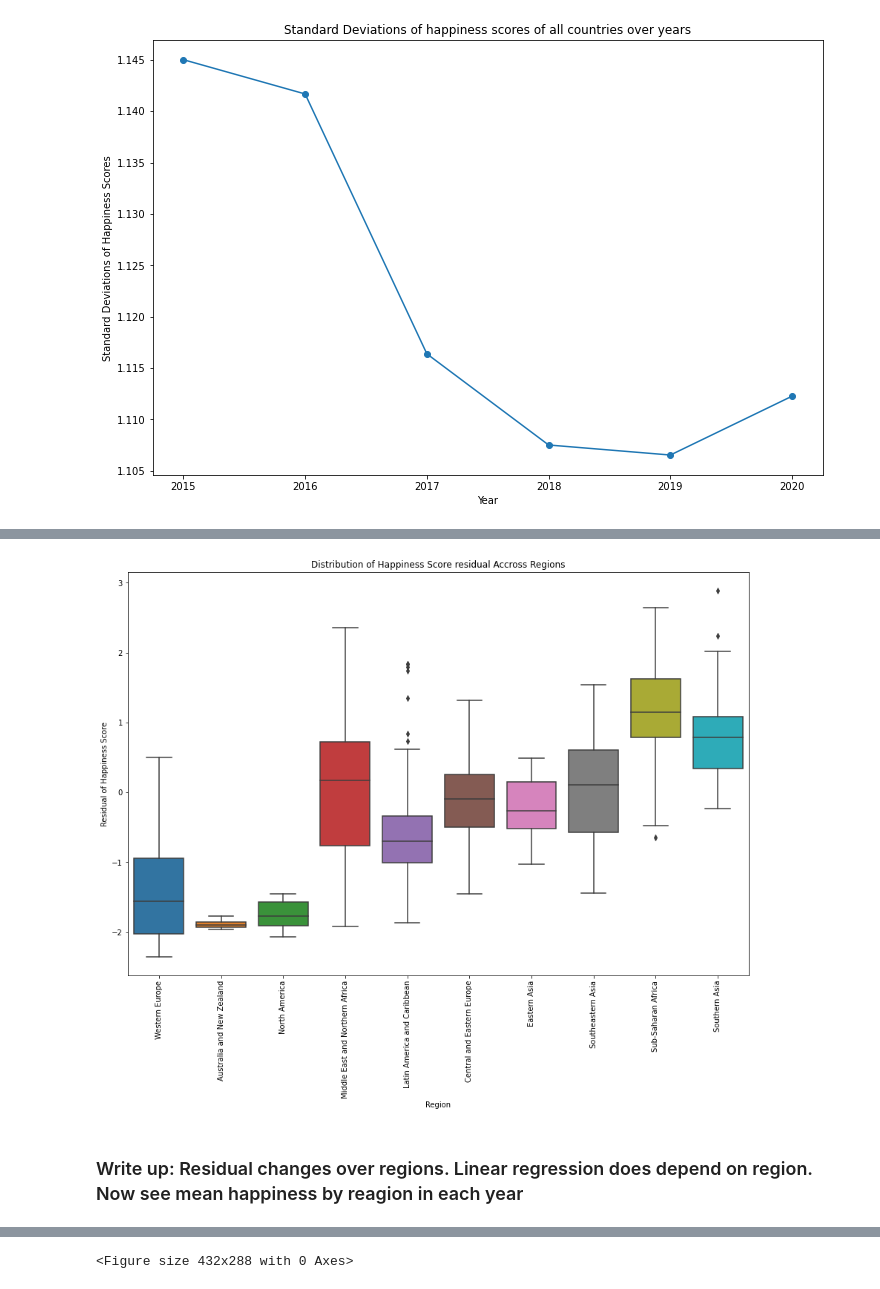
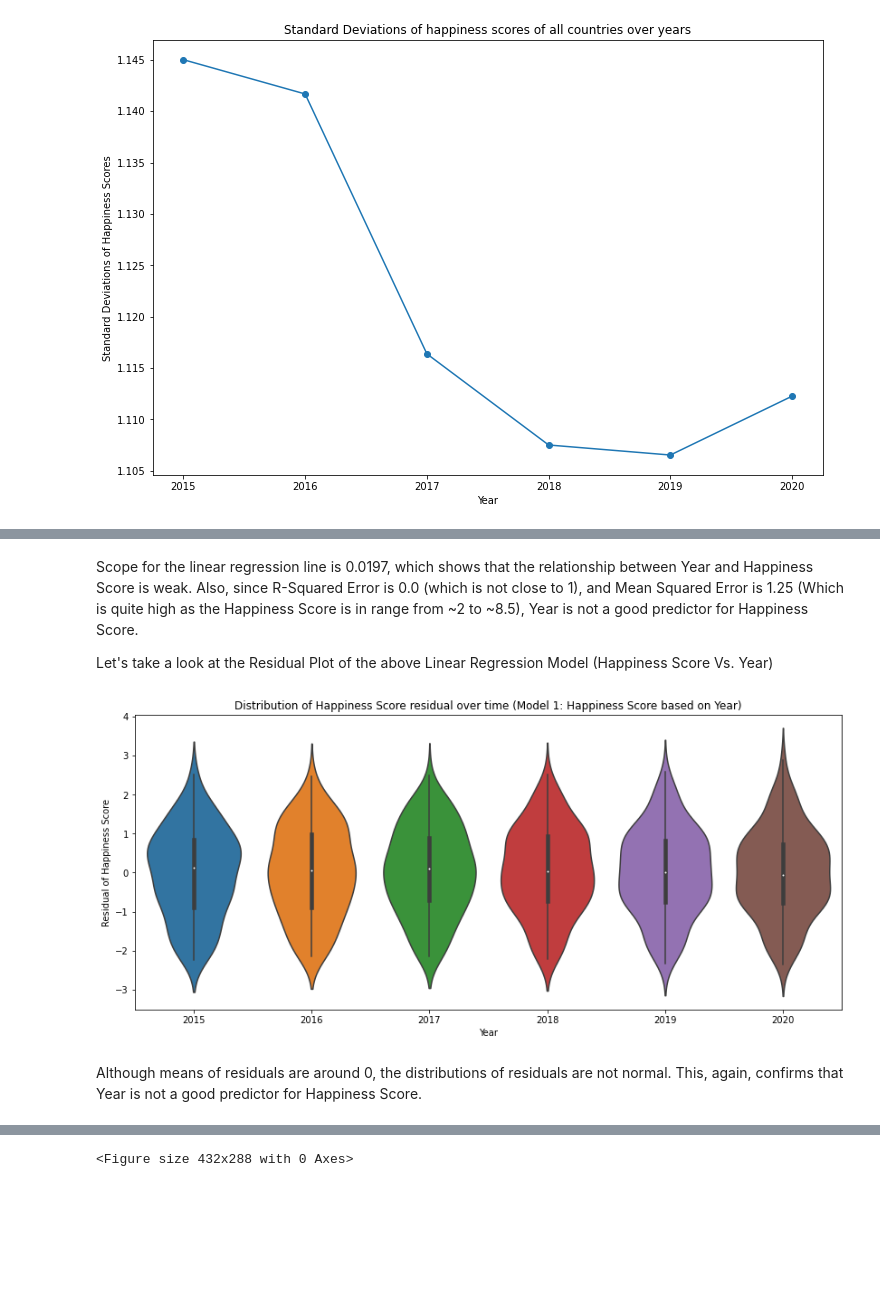
Before and after one commit to Jzhong456/Jzhong456.github.io, a Jupyter notebook: Final_Tutorial.ipynb, the cells around one changed output, grey strips where cells are left out. Cells and saved outputs as stored; diff of their text form; code cells hidden in the pictures; blank space fills up the shorter version.

Commit message:
Added writeup for Linear Regression. Not yet finished

```diff
--- a/Final_Tutorial.ipynb
+++ b/Final_Tutorial.ipynb
@@ -83,7 +90,7 @@ data2019 = data2019.rename(columns = {'Overall rank' : 'Happiness Rank', 'Countr
                                       'Freedom to make life choices':'Freedom','Perceptions of corruption' : 'Trust (Government Corruption)'})
 #Matches the countries with their repective regions
 data2019 = pd.merge(data2019, temp, how='left', on=['Country'])
-data2019['Year'] = "2019"
+data2019['Year'] = 2019
 data2019
 # %% [output]
 |  | Happiness Rank | Country | Happiness Score | Economy (GDP per Capita) | Family | Health (Life Expectancy) | ... |
@@ -105,7 +112,7 @@ data2018 = data2018.rename(columns = {'Happiness.Rank' : 'Happiness Rank', 'Coun
                                       'Social support': 'Family', 'Healthy life expectancy' : 'Health (Life Expectancy)',
                                       'Freedom to make life choices':'Freedom','Perceptions of corruption' : 'Trust (Government Corruption)'})
 data2018 = pd.merge(data2018, temp, how='left', on=['Country'])
-data2018['Year'] = "2018"
+data2018['Year'] = 2018
 data2018
 # %% [output]
 |  | Happiness Rank | Country | Happiness Score | Economy (GDP per Capita) | Family | Health (Life Expectancy) | ... |
@@ -127,4 +134,5 @@ data2017 = data2017.rename(columns = {'Happiness.Rank' : 'Happiness Rank', 'Coun
                                       'Health..Life.Expectancy.' : 'Health (Life Expectancy)',
                                       'Freedom to make life choices':'Freedom','Trust..Government.Corruption.' : 'Trust (Government Corruption)'})
 data2017 = pd.merge(data2017, temp, how='left', on=['Country']).dropna()
-data2017['Year'] = "2017"
+data2017['Year'] = 2017
+data2017
@@ -131,6 +153,6 @@ data2017['Year'] = "2017"
 # %%
-data2016['Year'] = "2016"
-data2015['Year'] = "2015"
+data2016['Year'] = 2016
+data2015['Year'] = 2015
 # %%
 data2016
 # %% [output]
@@ -310,14 +338,17 @@ R^2 score: 0.00
+# %% [markdown]
+Scope for the linear regression line is 0.0197, which shows that the relationship between Year and Happiness Score is weak. Also, since R-Squared Error is 0.0 (which is not close to 1), and Mean Squared Error is 1.25 (Which is quite high as the Happiness Score is in range from ~2 to ~8.5), Year is not a good predictor for Happiness Score.
+
+Let's take a look at the Residual Plot of the above Linear Regression Model (Happiness Score Vs. Year)
 # %%
-#Plot the residuals by regions
-plt.figure(figsize=(15,10)) #Format figure size
-sns.boxplot(x='Region', y='Happiness Residual 1', data=dataAll) \
-    .set( xlabel="Region", ylabel="Residual of Happiness Score")
-plt.xticks(rotation=90)
-plt.title("Distribution of Happiness Score residual Accross Regions")
+#Plot the residual distribution of Happiness Score over years
+plt.figure(figsize=(14,6)) #Format figure size
+sns.violinplot(x='Year', y='Happiness Residual 1', data=dataAll) \
+    .set( xlabel="Year", ylabel="Residual of Happiness Score")
+plt.title("Distribution of Happiness Score residual over time (Model 1: Happiness Score based on Year)")
 
 # Show the plot
 plt.show()
 # %% [output]
-[figure, old version]
+[figure, new version]
-# %% [markdown]
-### Write up: Residual changes over regions. Linear regression does depend on region. Now see mean happiness by reagion in each year
+# %% [markdown]
+Although means of residuals are around 0, the distributions of residuals are not normal. This, again, confirms that Year is not a good predictor for Happiness Score.
```
Also changed, not shown: parts of 72 cells of this notebook.
